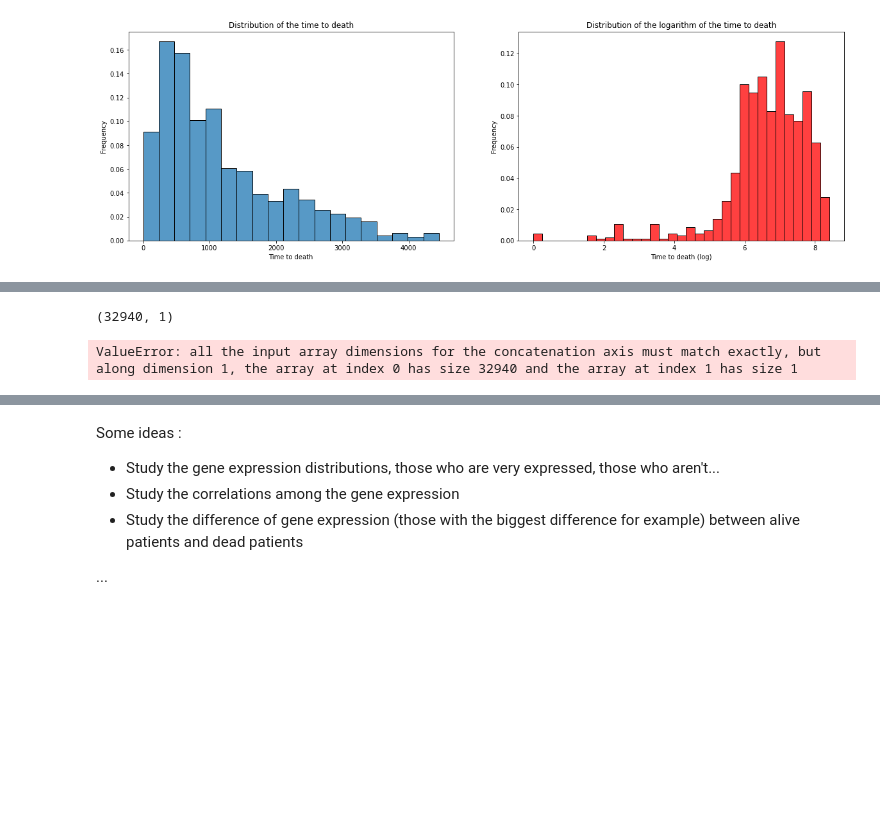
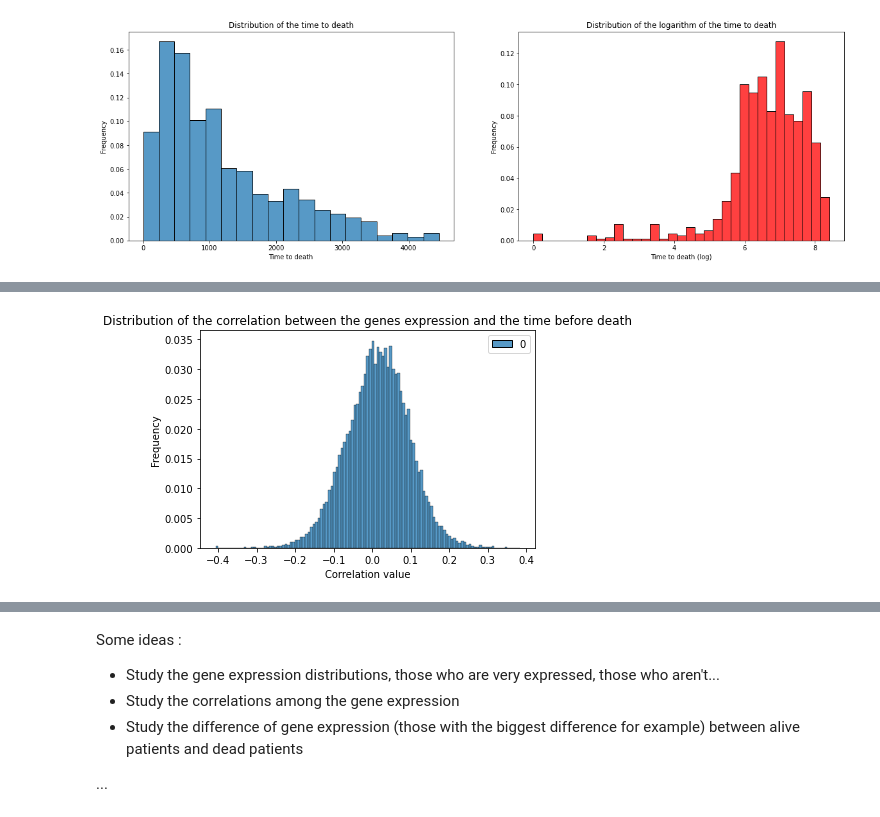
Before and after one commit to StephaneBereux/Cancer-survival-challenge, a Jupyter notebook: starting_kit.ipynb, the cells around one changed output, grey strips where cells are left out. Saved outputs shown, nothing was run; the diff lists cells and outputs as text; code cells hidden in the pictures; blank space fills up the shorter version.

```diff
--- a/starting_kit.ipynb
+++ b/starting_kit.ipynb
@@ -192,5 +185,0 @@ correlations = df_transformed.corrwith(np.log(y_train['time']))
-# %%
-corr_scaled = correlations.dropna().to_numpy().reshape(-1,1)
-corr_scaled.reshape(-1,1).shape
-# %% [output]
-(32940, 1)
@@ -203,5 +186,21 @@ corr_scaled = scaler2.transform(corr_scaled)
-# %%
-stats.probplot(corr_scaled, dist="norm",plot=pylab)
-pylab.show()
-# %% [output]
-ValueError: all the input array dimensions for the concatenation axis must match exactly, but along dimension 1, the array at index 0 has size 32940 and the array at index 1 has size 1
+# %%
+from sklearn.preprocessing import StandardScaler
+import scipy.stats as stats
+import pylab
+
+# First we remove the mean and we scale each gene expression data to unit variance
+scaler = StandardScaler()
+scaled_X_train = scaler.fit_transform(X_uncensored)
+scaled_df = pd.DataFrame(data=scaled_X_train)
+
+# Then we compute the correlations
+correlations = scaled_df.corrwith(np.log(y_train['time']))
+np_correlations = correlations.dropna().to_numpy().reshape(-1,1)
+
+sns.histplot(np_correlations, stat='probability', color='green')
+plt.title('Distribution of the correlation between the genes expression and the time before death')
+plt.xlabel('Correlation value')
+plt.ylabel('Frequency')
+plt.show()
+# %% [output]
+[figure, added]
```
Also changed, not shown: parts of 6 cells of this notebook, 1 other file.
